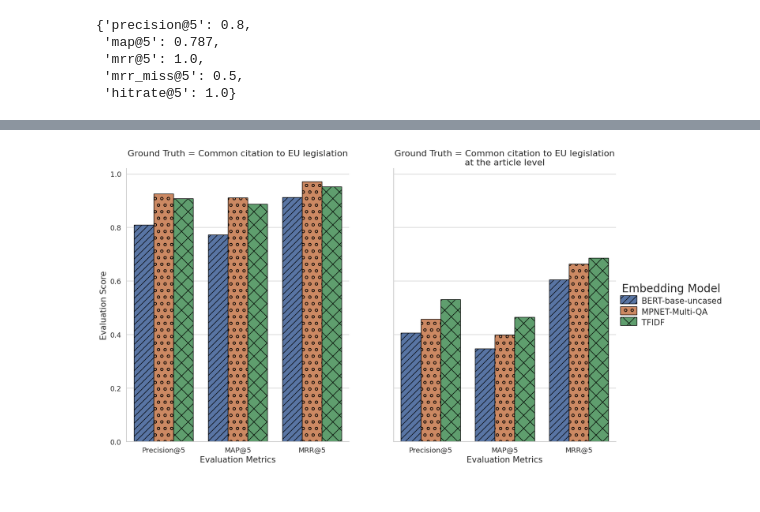
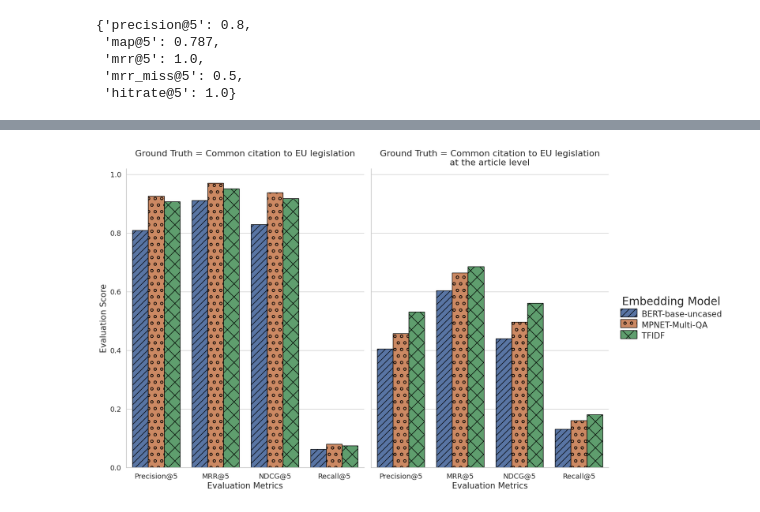
Before and after one commit to Tron404/FACILEX_prototyping_EK, a Jupyter notebook: caselaw_retrieval/similarity_summary_eng.ipynb, the cells around one changed output, grey strips where cells are left out. Saved outputs shown, nothing was run; the diff lists cells and outputs as text; code cells hidden in the pictures.

```diff
--- a/caselaw_retrieval/similarity_summary_eng.ipynb
+++ b/caselaw_retrieval/similarity_summary_eng.ipynb
@@ -196,6 +196,10 @@ MAP@5 $ = \frac{1}{\text{\# queries}}\sum_q^Q \frac{1}{\text{top\_k}}\sum_{k=1}^
  'mrr_miss@5': 0.5,
  'hitrate@5': 1.0}
 # %%
+from typing import Any
+from ranx import Qrels, Run
+from ranx import evaluate as evaluate_ranx
+
 def write_output(df_entry, file, **additional_information):
     if additional_information["output_type"] == "query":
         file.write(f"\n===================\n")
@@ -224,6 +228,21 @@ def evaluate(retrieval_scores, missed_retrieval_scores, top_k):
     metrics[f"mrr@{top_k}"] = round(running_mrr/(len(retrieval_scores)), 3)
 
     return metrics
+
+def ranx_eval(retrieved_scores, missed_scores, similarity_scores, metrics, return_individual_scores=False):
+    all_scores = np.concatenate([retrieved_scores,missed_scores],axis=1)
+    qrels_dict = {f"q{q_idx}": {f"d{d_idx}": rel for d_idx, rel in enumerate(rel_scores)} for q_idx, rel_scores in enumerate(all_scores)}
+    run_dict = {f"q{q_idx}": {f"d{d_idx}": sim for d_idx, sim in enumerate(sim_scores)} for q_idx, sim_scores in enumerate(similarity_scores)}
+
+    qrels = Qrels(qrels_dict)
+    run = Run(run_dict)
+
+    evaluation = evaluate_ranx(qrels, run, metrics)
+
+    if return_individual_scores:
+        return run.scores
+    else:
+        return evaluation
 
 # def pr_curve(retrieval_scores, missed_retrieval_scores):
 #     aux = []
@@ -286,6 +305,7 @@ model_name_map = {
 }
 
 metrics = {"Embedding Model": [], "Value": [], "Score": [], "Ground Truth": []}
+individual_metrics = {"Embedding Model": [], "Score": [], "Ground Truth": []}
 for idx, search_func in enumerate(search_functions):
     aux = df_all.copy()
     subset = aux
@@ -296,11 +316,19 @@ for idx, search_func in enumerate(search_functions):
         embds_corpus = np.asarray(df_all[model].tolist())
 
         retrieval_scores, missed_retrieval_scores = search_func(query = embds_query, search = embds_corpus, df = df_all, top_k = 5)
-        evaluation_results = evaluate(retrieval_scores, missed_retrieval_scores, top_k = 5)
+        # evaluation_results = evaluate(retrieval_scores, missed_retrieval_scores, top_k = 5)
+        pseudo_similarity_scores = [list(range(retrieval_scores.shape[1] + missed_retrieval_scores.shape[1],0,-1))] * retrieval_scores.shape[0]
+        evaluation_results = ranx_eval(retrieval_scores, missed_retrieval_scores, pseudo_similarity_scores, ["precision@5", "mrr@5", "ndcg@5", "recall@5"])
+        individual_results = ranx_eval(retrieval_scores, missed_retrieval_scores, pseudo_similarity_scores, ["precision@5", "mrr@5", "ndcg@5", "recall@5"], return_individual_scores=True)
+
         metrics["Embedding Model"] += [model_name_map[model.split("_")[1]]] * len(list(evaluation_results.keys()))
         metrics["Value"] += list(evaluation_results.values())
-        metrics_names = [metric.upper() if "precision" not in metric.lower() else metric.title() for metric in evaluation_results.keys()]
+        metrics_names = [metric.upper() if "precision" not in metric.lower() and "recall" not in metric.lower() else metric.title() for metric in evaluation_results.keys()]
         metrics["Score"] += metrics_names
 
+        individual_metrics["Embedding Model"] += [model_name_map[model.split("_")[1]]]
+        individual_metrics["Score"] += [individual_results]
+
     metrics["Ground Truth"] += [ground_truth_map[list(search_func.keywords.values())[0]]] * (len(metrics["Embedding Model"])//(idx+1))
+    individual_metrics["Ground Truth"] += [ground_truth_map[list(search_func.keywords.values())[0]]] * (len(individual_metrics["Embedding Model"])//(idx+1))
 metrics = pd.DataFrame(metrics)
@@ -317,32 +380,32 @@ sns.despine()
 figures = []
 for ax, citation_type in zip(axes, ground_truth_map.values()):
     figure = sns.barplot(data = metrics[metrics["Ground Truth"] == citation_type], x = "Score", y = "Value", hue = "Embedding Model", edgecolor="black", ax=ax, legend=True)
     figure.set_title(f"Ground Truth = {citation_type}", fontsize=16)
     figures.append(figure)
 
 for figure in figures[:-1]:
     figure.get_legend().remove()
 
 hatches = ["//", "o", "x"]
 figure_legend = figures[-1].get_legend()
 for figure in figures:
     figure.set_ylabel("Evaluation Score", fontsize=15)
     figure.set_xlabel("Evaluation Metrics", fontsize=15)
     figure.tick_params(axis="y", labelsize=13)
     figure.tick_params(axis="x", labelsize=13)
     for bar_group, hatch, handle in zip(figure.containers, hatches, figure_legend.legend_handles):
         handle.set_hatch(hatch)
         handle.set(width=30, height=15)
         for bar in bar_group:
             bar.set_hatch(hatch)
 
 figure_legend.set_loc("center right")
 figure_legend.set_bbox_to_anchor((1.5,0.5))
 figure_legend.set_frame_on(False)
 figure_legend.get_title().set_fontsize(20)
 [t.set_fontsize(15) for t in figure_legend.get_texts()]
-
+figure.figure.tight_layout()
 figure.figure.savefig("bookchapter_caselaw_retrieval.png", transparent=True)
 plt.show()
 # %% [output]
-[figure, old version]
+[figure, new version]
```
Also changed, not shown: parts of 2 cells of this notebook.
